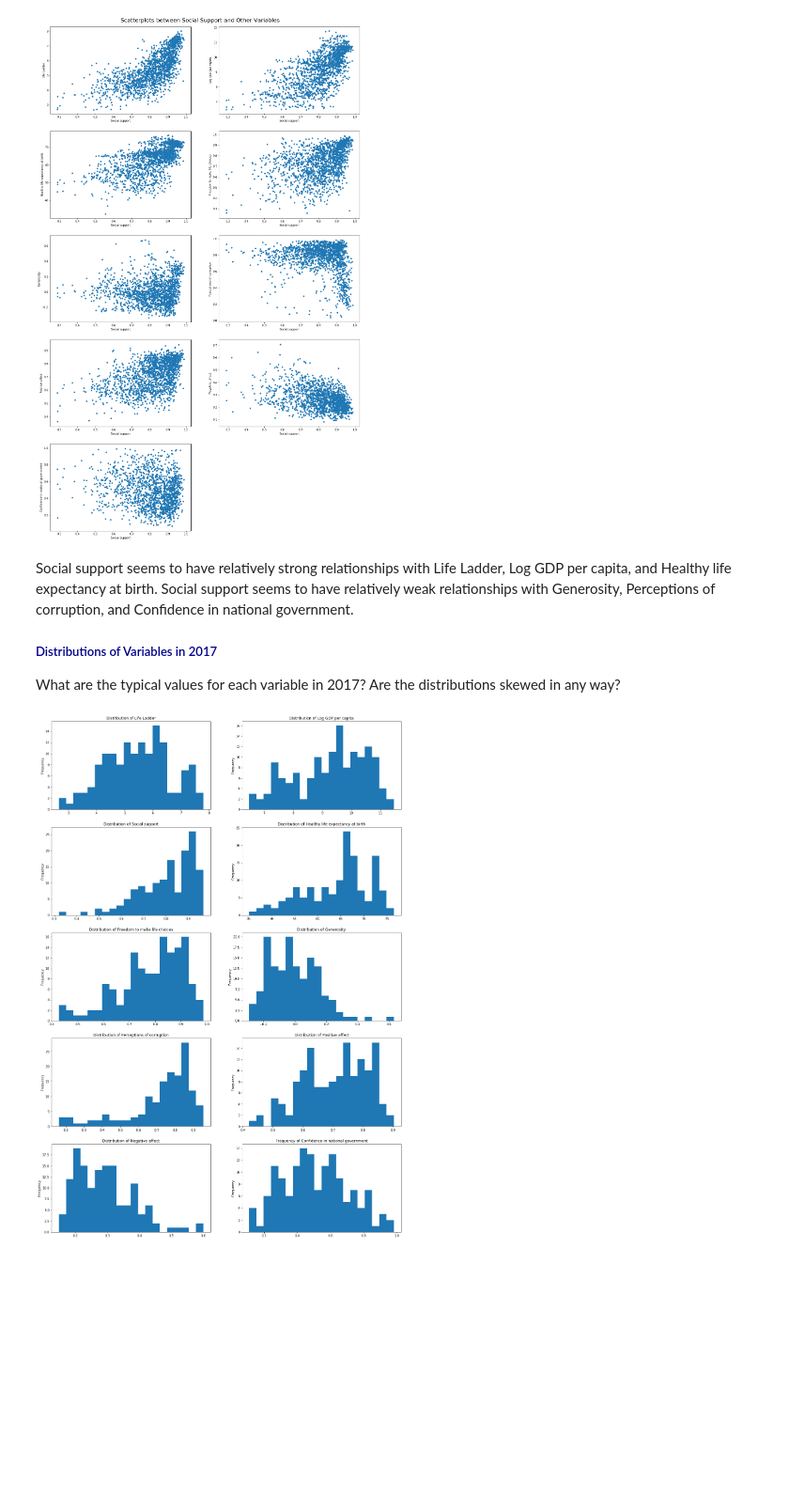
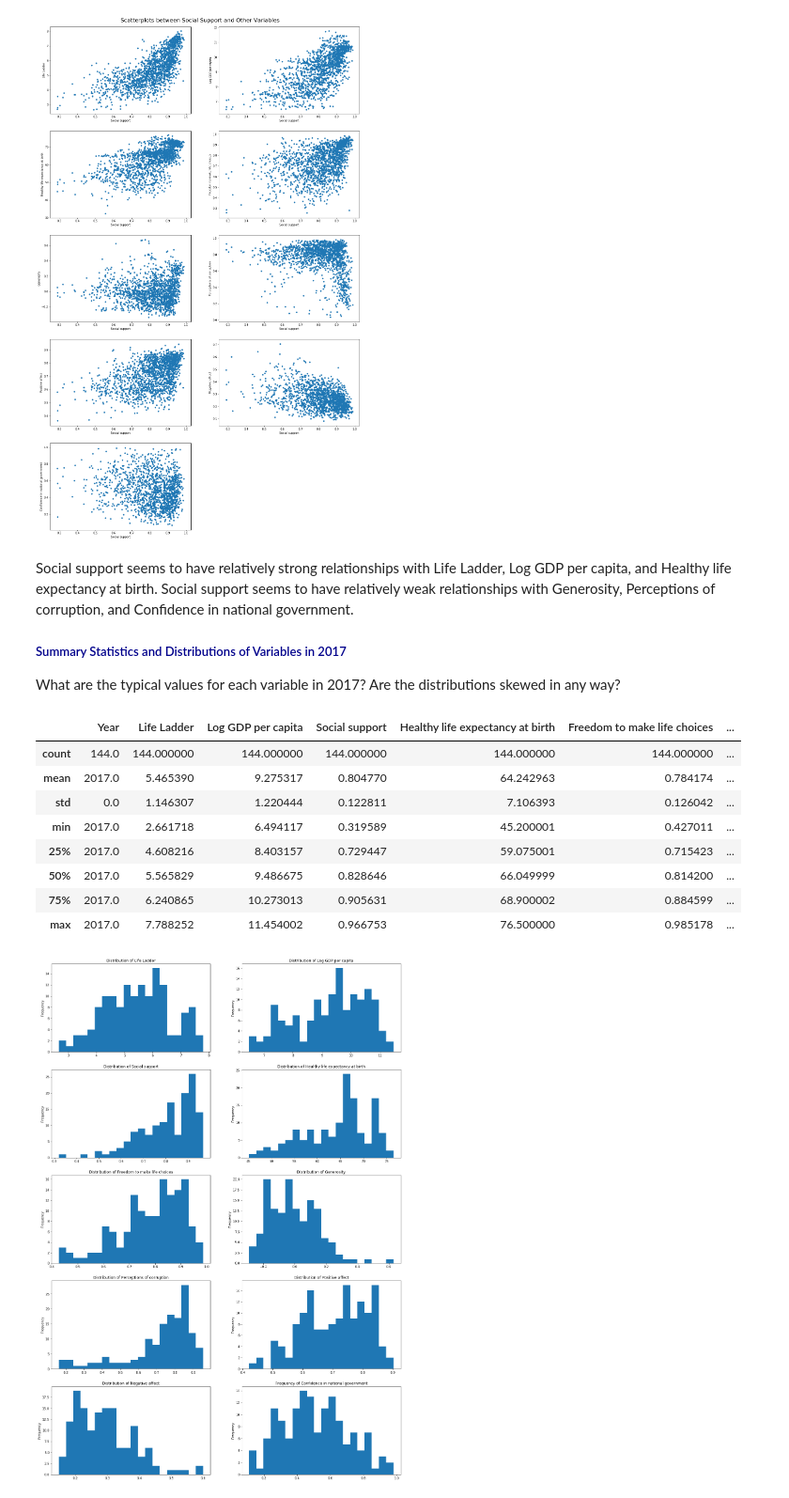
Before and after one commit to uyc201/stats131finalproject, a Jupyter notebook: Stats 131 Final Project Combined Version.ipynb, the cells around one changed output. Shown at 94% size. Saved outputs shown, nothing was run; the diff lists cells and outputs as text; code cells hidden in the pictures; blank space fills up the shorter version.

```diff
--- a/Stats 131 Final Project Combined Version.ipynb
+++ b/Stats 131 Final Project Combined Version.ipynb
@@ -345,7 +343,22 @@ plt.show()
 # %% [markdown]
 Social support seems to have relatively strong relationships with Life Ladder, Log GDP per capita, and Healthy life expectancy at birth. Social support seems to have relatively weak relationships with Generosity, Perceptions of corruption, and Confidence in national government.
 
-##### <span style="color:darkblue">Distributions of Variables in 2017</span> #####
+##### <span style="color:darkblue">Summary Statistics and Distributions of Variables in 2017</span> #####
 
 What are the typical values for each variable in 2017? Are the distributions skewed in any way?
+# %%
+url = 'https://raw.githubusercontent.com/uyc201/stats131finalproject/master/happy_2017_clean.csv'
+happy_2017 = pd.read_csv(url,index_col=0)
+happy_2017=happy_2017.drop(['Standard deviation of ladder by country-year','Standard deviation/Mean of ladder by country-year','gini of household income reported in Gallup, by wp5-year'], axis=1)
+happy_2017.describe()
+# %% [output]
+|  | Year | Life Ladder | Log GDP per capita | Social support | Healthy life expectancy at birth | Freedom to make life choices | ... |
+| count | 144.0 | 144.000000 | 144.000000 | 144.000000 | 144.000000 | 144.000000 | ... |
+| mean | 2017.0 | 5.465390 | 9.275317 | 0.804770 | 64.242963 | 0.784174 | ... |
+| std | 0.0 | 1.146307 | 1.220444 | 0.122811 | 7.106393 | 0.126042 | ... |
+| min | 2017.0 | 2.661718 | 6.494117 | 0.319589 | 45.200001 | 0.427011 | ... |
+| 25% | 2017.0 | 4.608216 | 8.403157 | 0.729447 | 59.075001 | 0.715423 | ... |
+| 50% | 2017.0 | 5.565829 | 9.486675 | 0.828646 | 66.049999 | 0.814200 | ... |
+| 75% | 2017.0 | 6.240865 | 10.273013 | 0.905631 | 68.900002 | 0.884599 | ... |
+| max | 2017.0 | 7.788252 | 11.454002 | 0.966753 | 76.500000 | 0.985178 | ... |
 # %%
```
Also changed, not shown: parts of 25 cells of this notebook.
